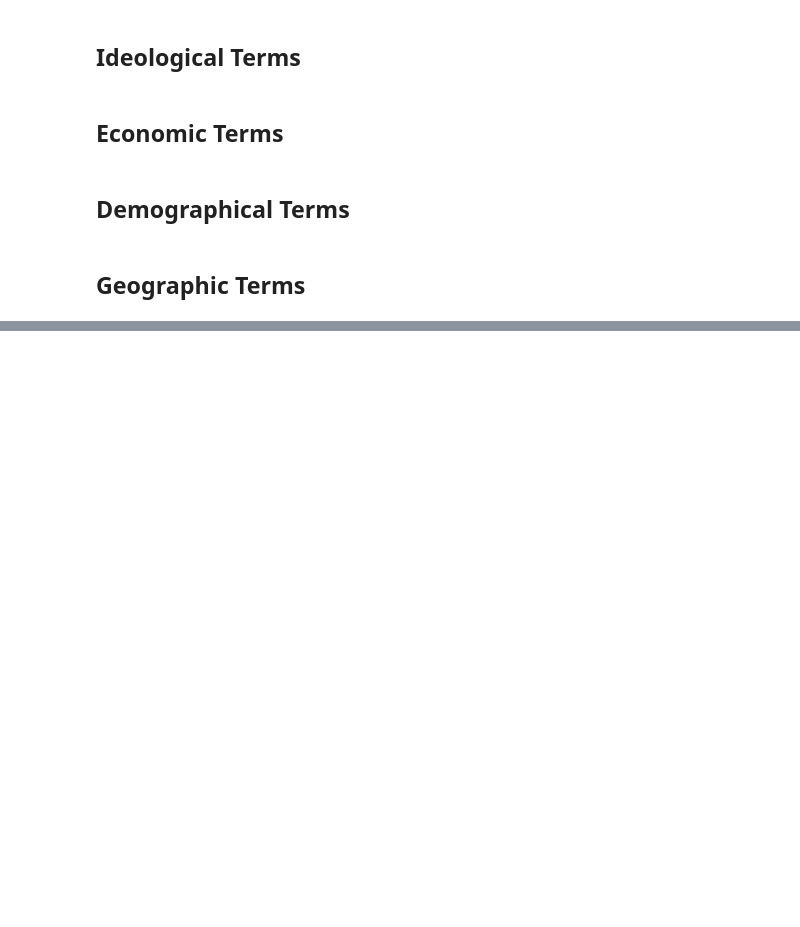
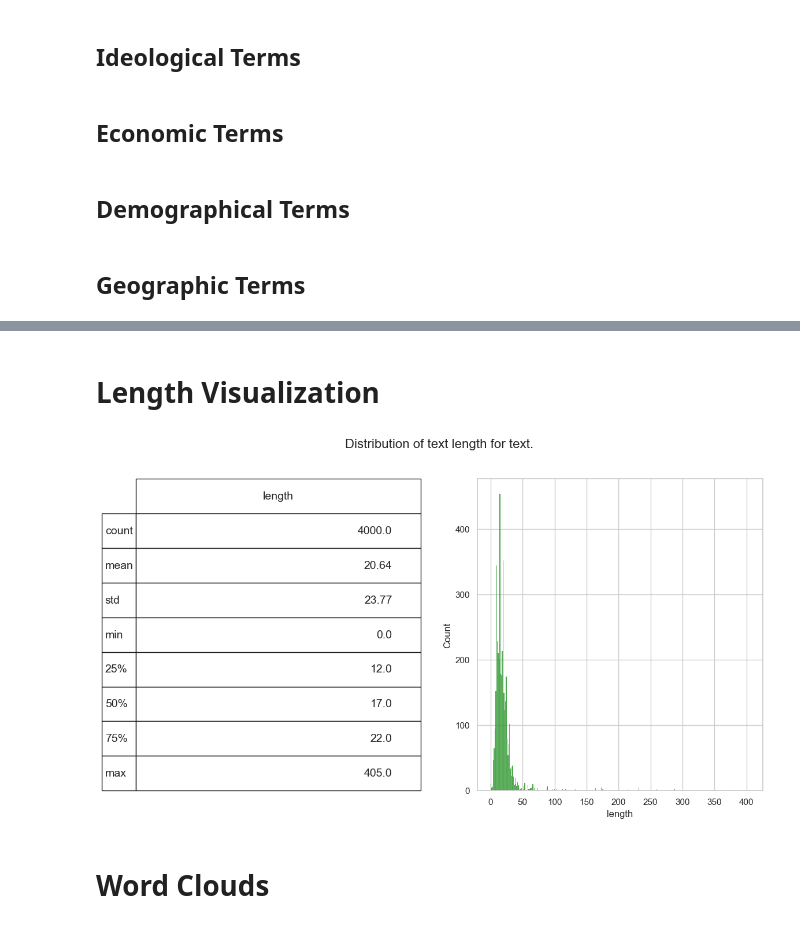
Before and after one commit to kirisame-ame/playground0x2, a Jupyter notebook: main.ipynb, the cells around one changed output, grey strips where cells are left out. Cells and saved outputs as stored; diff of their text form; code cells hidden in the pictures; blank space fills up the shorter version.

```diff
--- a/main.ipynb
+++ b/main.ipynb
@@ -168,0 +188,2 @@ geographic_terms = ["provinsi","kabupaten","kota","desa",
+# %%
+proc_df['lower'] = proc_df['text'].str.lower()
@@ -168,0 +192,7 @@ geographic_terms = ["provinsi","kabupaten","kota","desa",
+# %%
+proc_df['no_link'] = proc_df['lower'].apply(lambda x: re.sub(r'http\S+', '', x))
+proc_df['no_handle'] = proc_df['no_link'].apply(lambda x: re.sub(r'@\S+', '', x))
+proc_df['clean_text'] = proc_df['no_handle'].apply(lambda x: re.sub(r'\[.*?\]', '', x))
+proc_df['clean_text'] = proc_df['clean_text'].apply(lambda x: re.sub(r'\brt\b', '', x))
+proc_df['clean_text'] = proc_df['clean_text'].apply(lambda x: re.sub(r'\w*[^\x00-\x7F]+\w*', '', x))
+proc_df.head()
@@ -168,0 +216,5 @@ geographic_terms = ["provinsi","kabupaten","kota","desa",
+# %%
+stop_words = set(stopwords.words('indonesian'))
+stop_words.add("yg")
+proc_df['no_stopwords'] = proc_df['clean_text'].apply(lambda x: ' '.join([word for word in x.split() if word not in (stop_words)]))
+proc_df.head()
@@ -168,0 +228,10 @@ geographic_terms = ["provinsi","kabupaten","kota","desa",
+# %%
+proc_df['political_tags'] = proc_df['no_stopwords'].apply(lambda x: any(word in x for word in political_tags))
+proc_df['politic_terms'] = proc_df['no_stopwords'].apply(lambda x: any(word in x for word in politic_terms))
+proc_df['social_terms'] = proc_df['no_stopwords'].apply(lambda x: any(word in x for word in social_terms))
+proc_df['defense_terms'] = proc_df['no_stopwords'].apply(lambda x: any(word in x for word in defense_terms))
+proc_df['resource_terms'] = proc_df['no_stopwords'].apply(lambda x: any(word in x for word in resource_terms))
+proc_df['ideological_terms'] = proc_df['no_stopwords'].apply(lambda x: any(word in x for word in ideological_terms))
+proc_df['economic_terms'] = proc_df['no_stopwords'].apply(lambda x: any(word in x for word in economic_terms))
+proc_df['demographic_terms'] = proc_df['no_stopwords'].apply(lambda x: any(word in x for word in demographic_terms))
+proc_df['geographic_terms'] = proc_df['no_stopwords'].apply(lambda x: any(word in x for word in geographic_terms))
@@ -168,0 +256,22 @@ geographic_terms = ["provinsi","kabupaten","kota","desa",
+# %% [markdown]
+# Length Visualization
+# %%
+fig = plt.figure(figsize=(14,7))
+proc_df['length'] = proc_df["no_stopwords"].str.split().apply(len)
+ax1 = fig.add_subplot(122)
+sns.histplot(proc_df['length'], ax=ax1,color='green')
+describe = proc_df.length.describe().to_frame().round(2)
+
+ax2 = fig.add_subplot(121)
+ax2.axis('off')
+font_size = 14
+bbox = [0, 0, 1, 1]
+table = ax2.table(cellText = describe.values, rowLabels = describe.index, bbox=bbox, colLabels=describe.columns)
+table.set_fontsize(font_size)
+fig.suptitle('Distribution of text length for text.', fontsize=16)
+
+plt.show()
+# %% [output]
+[figure, added]
+# %% [markdown]
+# Word Clouds
```
Also changed, not shown: parts of 37 cells of this notebook, 2 other files.
